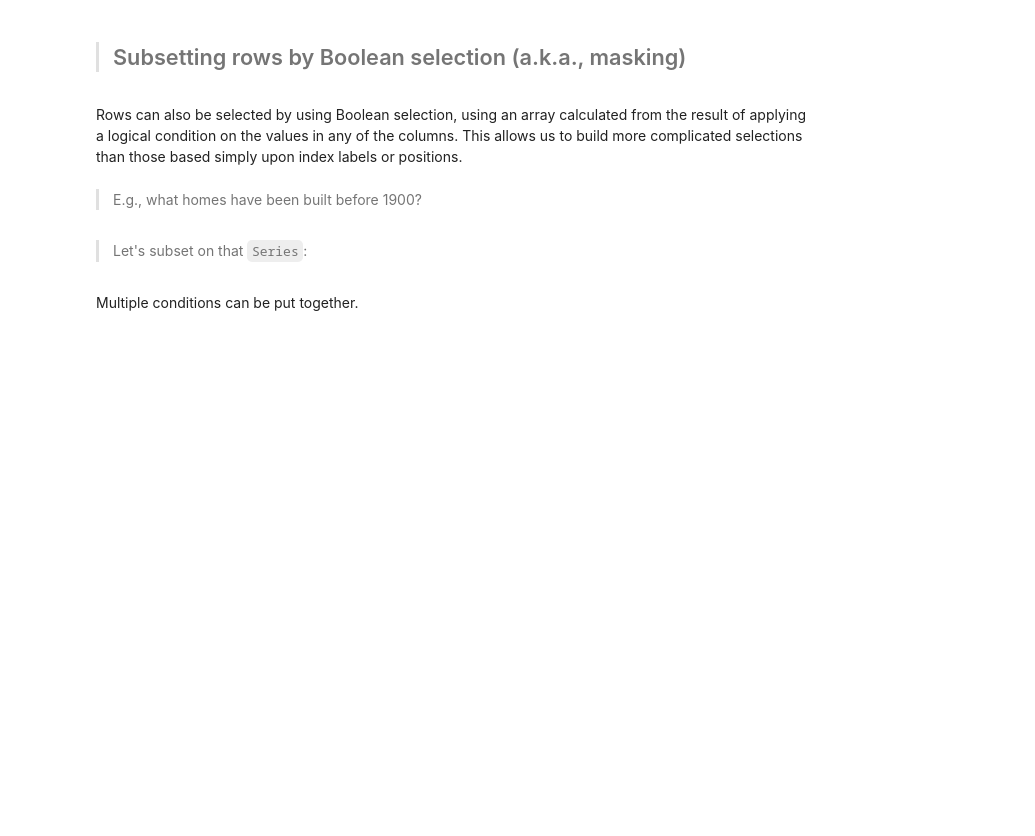
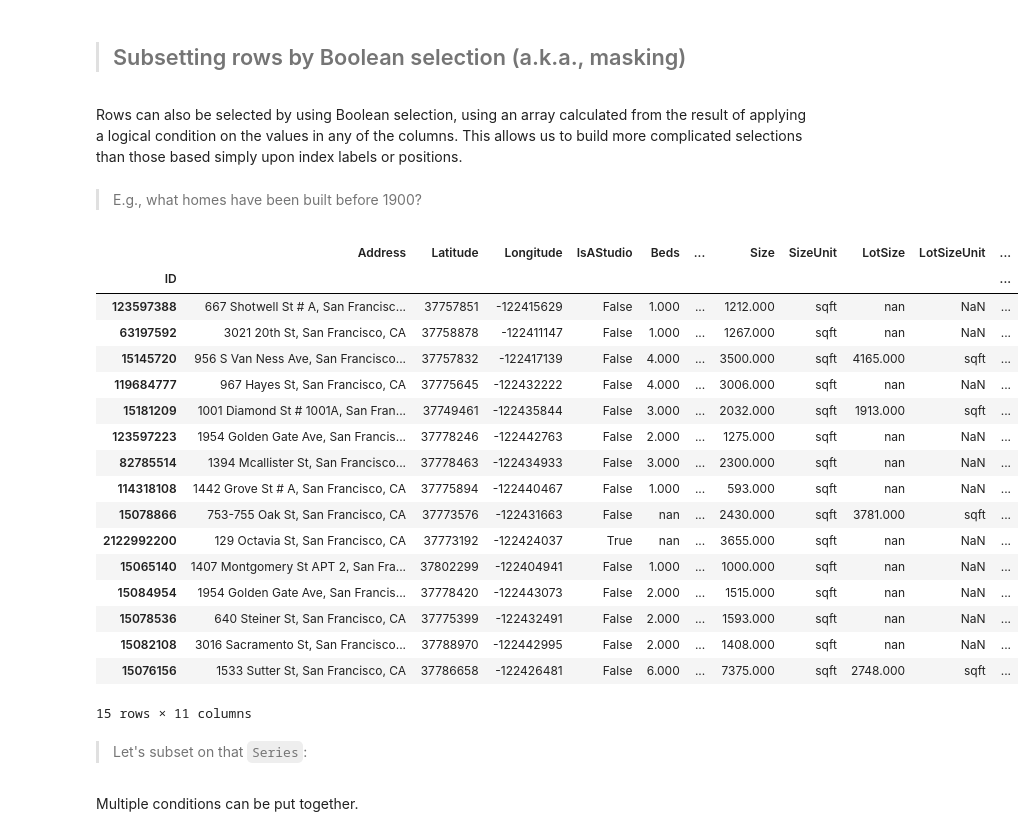
Before and after one commit to sthakuri/DS-SF-36, a Jupyter notebook: classes/03/notebooks/codealong-03-pandas-starter-code.ipynb, the cells around one changed output. Saved outputs shown, nothing was run; the diff lists cells and outputs as text; code cells hidden in the pictures; blank space fills up the shorter version.

```diff
--- a/classes/03/notebooks/codealong-03-pandas-starter-code.ipynb
+++ b/classes/03/notebooks/codealong-03-pandas-starter-code.ipynb
@@ -8,9 +8,10 @@
 import os
 
 import pandas as pd
-pd.set_option('display.max_rows', 10)
+pd.set_option('display.max_rows', 15)
 pd.set_option('display.notebook_repr_html', True)
 pd.set_option('display.max_columns', 10)
+#pd.set_option('html.border',10)
 # %% [markdown]
 > ## `pd.read_csv()`: load datasets from files (or even over the Internet)
 # %% [markdown]
@@ -213,2 +384,23 @@ Rows can also be selected by using Boolean selection, using an array calculated
+# %%
+df[df.BuiltInYear<1900]
+# %% [output]
+|  | Address | Latitude | Longitude | IsAStudio | Beds | ... | Size | SizeUnit | LotSize | LotSizeUnit | ... |
+| ID |  |  |  |  |  |  |  |  |  |  | ... |
+| 123597388 | 667 Shotwell St # A, San Francisc... | 37757851 | -122415629 | False | 1.000 | ... | 1212.000 | sqft | nan | NaN | ... |
+| 63197592 | 3021 20th St, San Francisco, CA | 37758878 | -122411147 | False | 1.000 | ... | 1267.000 | sqft | nan | NaN | ... |
+| 15145720 | 956 S Van Ness Ave, San Francisco... | 37757832 | -122417139 | False | 4.000 | ... | 3500.000 | sqft | 4165.000 | sqft | ... |
+| 119684777 | 967 Hayes St, San Francisco, CA | 37775645 | -122432222 | False | 4.000 | ... | 3006.000 | sqft | nan | NaN | ... |
+| 15181209 | 1001 Diamond St # 1001A, San Fran... | 37749461 | -122435844 | False | 3.000 | ... | 2032.000 | sqft | 1913.000 | sqft | ... |
+| 123597223 | 1954 Golden Gate Ave, San Francis... | 37778246 | -122442763 | False | 2.000 | ... | 1275.000 | sqft | nan | NaN | ... |
+| 82785514 | 1394 Mcallister St, San Francisco... | 37778463 | -122434933 | False | 3.000 | ... | 2300.000 | sqft | nan | NaN | ... |
+| 114318108 | 1442 Grove St # A, San Francisco, CA | 37775894 | -122440467 | False | 1.000 | ... | 593.000 | sqft | nan | NaN | ... |
+| 15078866 | 753-755 Oak St, San Francisco, CA | 37773576 | -122431663 | False | nan | ... | 2430.000 | sqft | 3781.000 | sqft | ... |
+| 2122992200 | 129 Octavia St, San Francisco, CA | 37773192 | -122424037 | True | nan | ... | 3655.000 | sqft | nan | NaN | ... |
+| 15065140 | 1407 Montgomery St APT 2, San Fra... | 37802299 | -122404941 | False | 1.000 | ... | 1000.000 | sqft | nan | NaN | ... |
+| 15084954 | 1954 Golden Gate Ave, San Francis... | 37778420 | -122443073 | False | 2.000 | ... | 1515.000 | sqft | nan | NaN | ... |
+| 15078536 | 640 Steiner St, San Francisco, CA | 37775399 | -122432491 | False | 2.000 | ... | 1593.000 | sqft | nan | NaN | ... |
+| 15082108 | 3016 Sacramento St, San Francisco... | 37788970 | -122442995 | False | 2.000 | ... | 1408.000 | sqft | nan | NaN | ... |
+| 15076156 | 1533 Sutter St, San Francisco, CA | 37786658 | -122426481 | False | 6.000 | ... | 7375.000 | sqft | 2748.000 | sqft | ... |
+15 rows × 11 columns
 # %% [markdown]
 > Let's subset on that `Series`:
```
Also changed, not shown: parts of 59 cells of this notebook.
